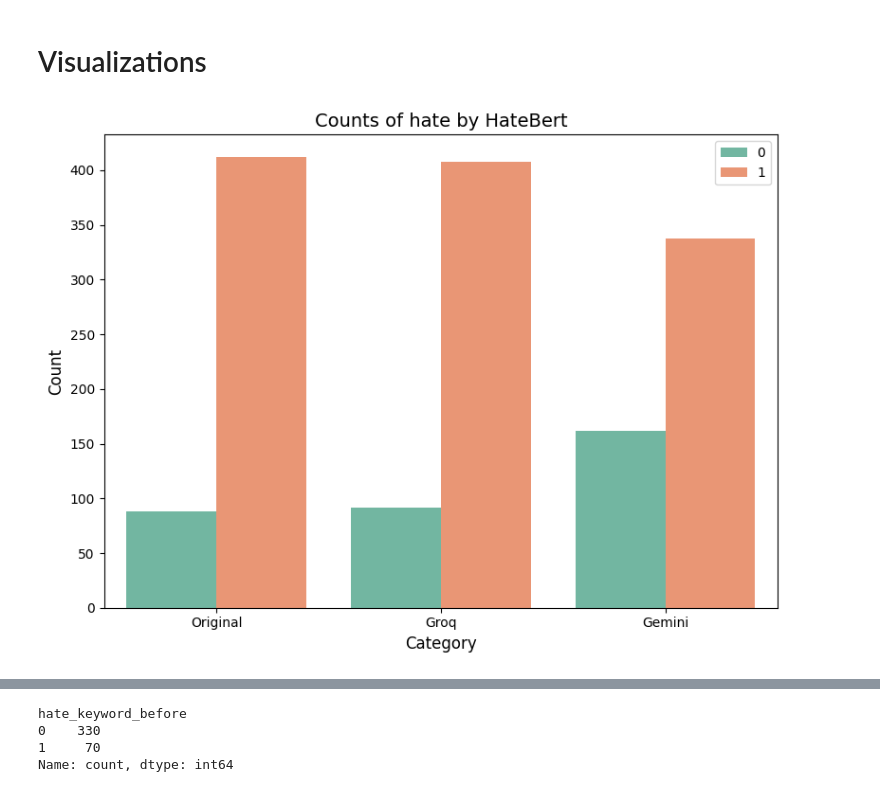
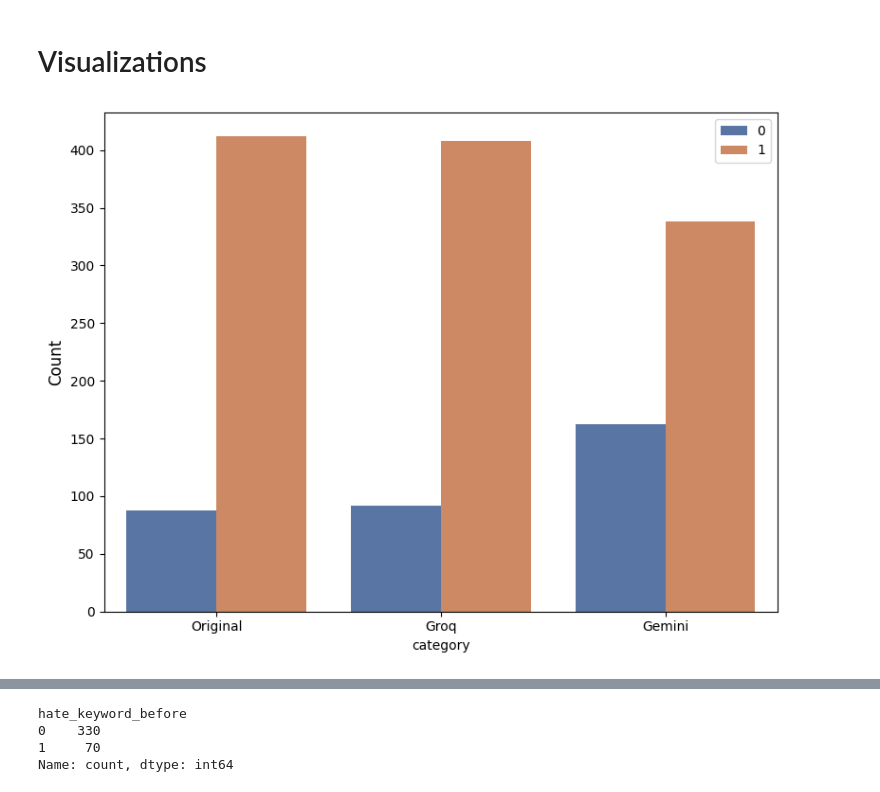
Before and after one commit to pinglainstitute/LLM-reviewtransformation, a Jupyter notebook: Notebooks/Twitter/twitter_transform.ipynb, the cells around one changed output, grey strips where cells are left out. Saved outputs shown, nothing was run; the diff lists cells and outputs as text; code cells hidden in the pictures.

```diff
--- a/Notebooks/Twitter/twitter_transform.ipynb
+++ b/Notebooks/Twitter/twitter_transform.ipynb
@@ -428,17 +428,15 @@ df_long['category'] = df_long['category'].replace({
     'after_hatebert_pred_gemini': 'Gemini'
 })
 # %%
-sns.set_palette("Set2")
+sns.set_palette("deep")
 plt.figure(figsize=(8, 6))
 sns.countplot(data=df_long, x="category", hue="label", dodge=True)
-plt.xlabel("Category", fontsize=12)
 plt.ylabel("Count", fontsize=12)
-plt.title("Counts of hate by HateBert", fontsize=14)
 plt.legend(loc='upper right', frameon=True)
 plt.tight_layout()
 plt.show()
 # %% [output]
-[figure, old version]
+[figure, new version]
 # %%
 df = df[df['labels'] != "No Abuse"]
 # %%
```
Also changed, not shown: parts of 2 cells of this notebook, 3 other files.
